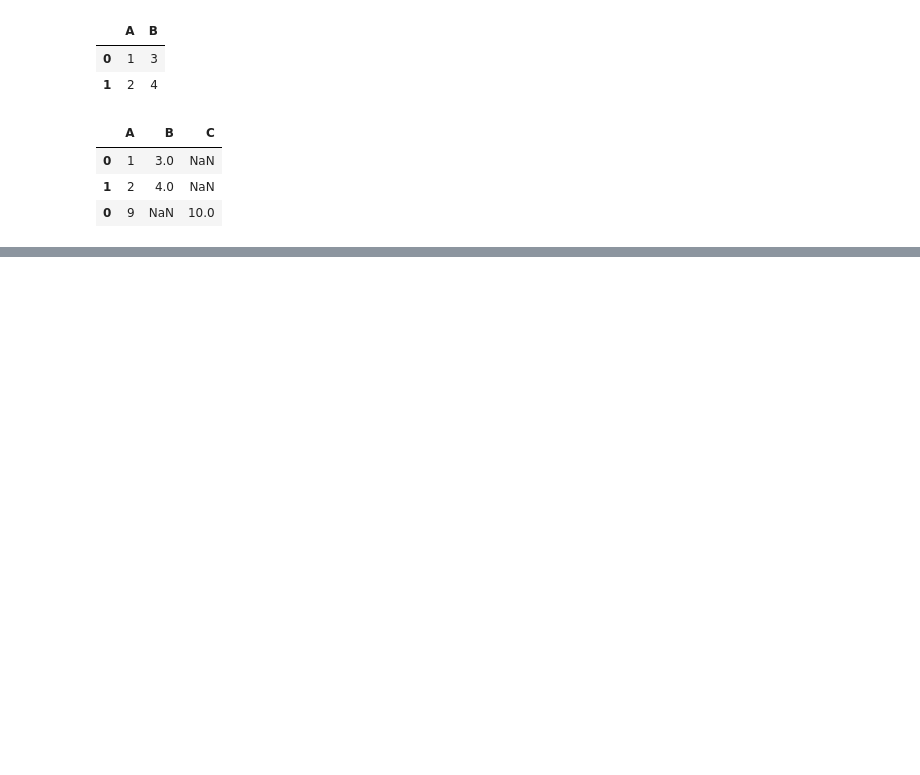
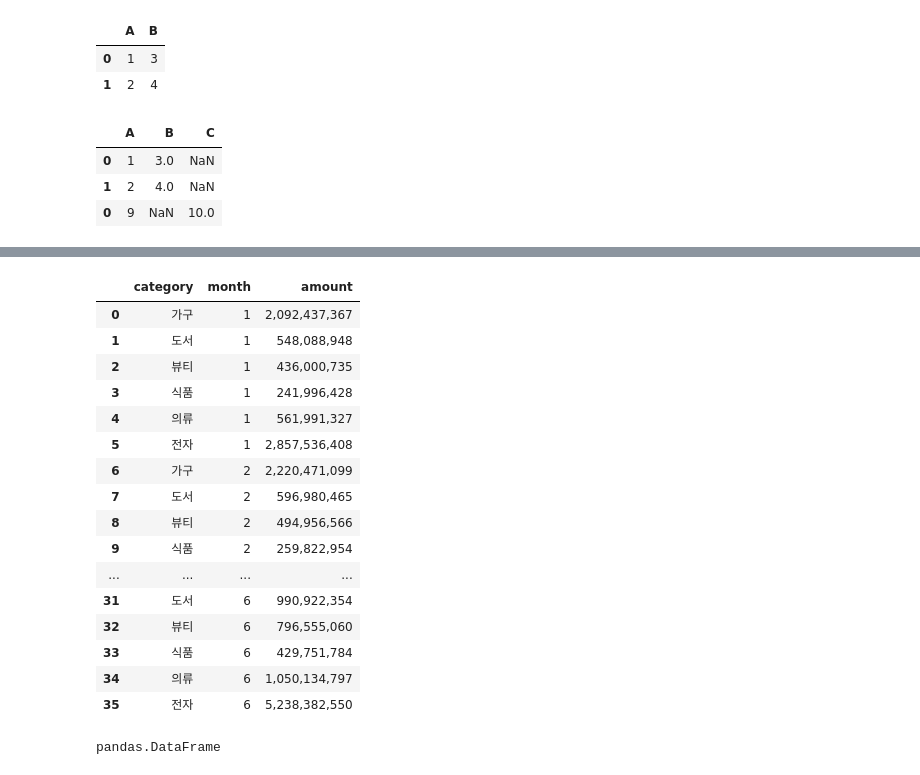
Before and after one commit to dioswifey/pandas_dev, a Jupyter notebook: chap09/we02.ipynb, the cells around one changed output, grey strips where cells are left out. Cells and saved outputs as stored; diff of their text form; code cells hidden in the pictures; blank space fills up the shorter version.

```diff
--- a/chap09/we02.ipynb
+++ b/chap09/we02.ipynb
@@ -164,0 +479,18 @@ pd.concat([df1, df3], axis = 0)
+# %%
+#pivot = 지금 현재 long 상태에서 길게 내려간걸 category랑 month를 reshaping
+#pivot에 positional argument / keyword argument방식으로 넣기
+#argument  먼저 확인하기, * 들어가있으면 keyword 사용
+
+#positional argument -> error  왜냐하면 *, keyword (처음만 positional, 나머진 keyword)
+# wide = long.pivot(
+#     'month',
+#     'category',
+#     'amount'
+# )
+
+wide = long.pivot(
+    columns='month',
+    index='category',
+    values='amount'
+)
+wide
@@ -164,0 +518,31 @@ pd.concat([df1, df3], axis = 0)
+# %%
+# id_vars='category'는 category를 melt 대상에서 빼고 그대로 유지하라는 뜻이에요.
+#category 컬럼은 세로로 녹이지 말고, 각 행을 구분하는 식별자 컬럼으로 유지해라.
+
+wide.reset_index().melt(
+    id_vars='category',  #category는 고정하기
+    # var_name= 'month'
+    value_name='amount'  #가value 영역에는 amount 매출
+)
+# %% [output]
+|  | category | month | amount |
+| 0 | 가구 | 1 | 2,092,437,367 |
+| 1 | 도서 | 1 | 548,088,948 |
+| 2 | 뷰티 | 1 | 436,000,735 |
+| 3 | 식품 | 1 | 241,996,428 |
+| 4 | 의류 | 1 | 561,991,327 |
+| 5 | 전자 | 1 | 2,857,536,408 |
+| 6 | 가구 | 2 | 2,220,471,099 |
+| 7 | 도서 | 2 | 596,980,465 |
+| 8 | 뷰티 | 2 | 494,956,566 |
+| 9 | 식품 | 2 | 259,822,954 |
+| ... | ... | ... | ... |
+| 31 | 도서 | 6 | 990,922,354 |
+| 32 | 뷰티 | 6 | 796,555,060 |
+| 33 | 식품 | 6 | 429,751,784 |
+| 34 | 의류 | 6 | 1,050,134,797 |
+| 35 | 전자 | 6 | 5,238,382,550 |
+# %%
+type(wide)
+# %% [output]
+pandas.DataFrame
```
Also changed, not shown: parts of 22 cells of this notebook, 4 other files.
